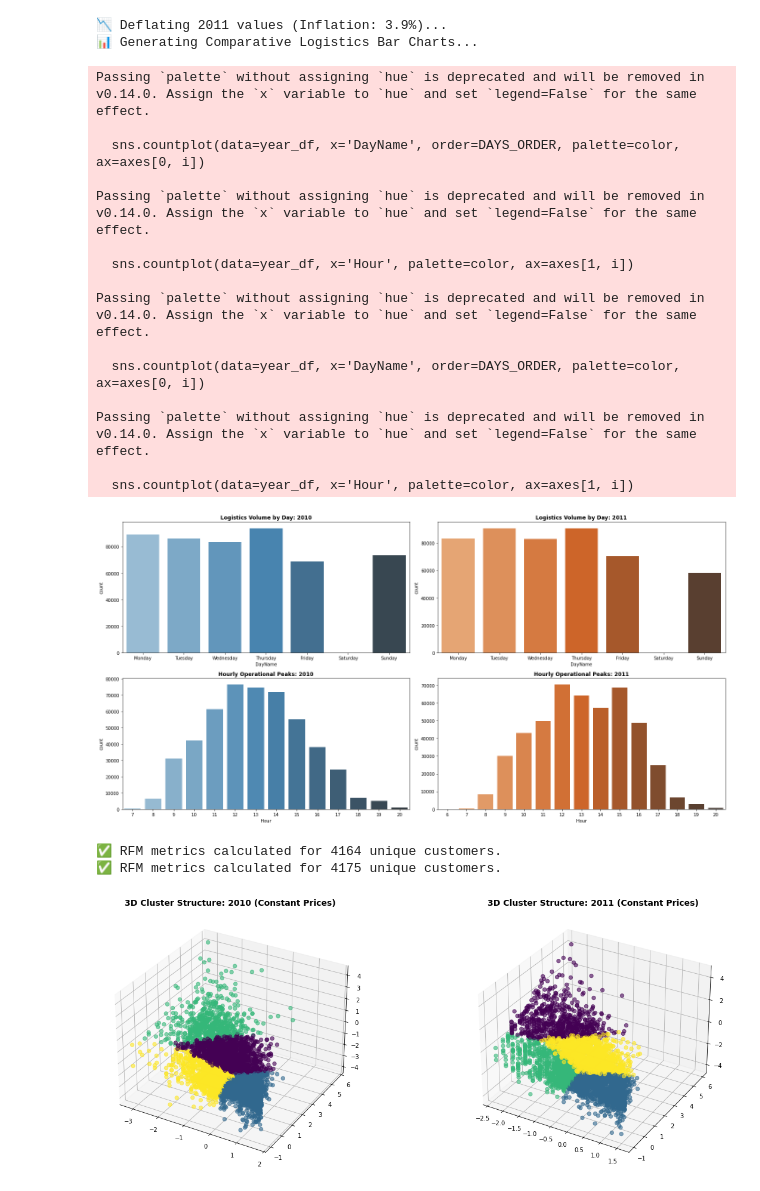
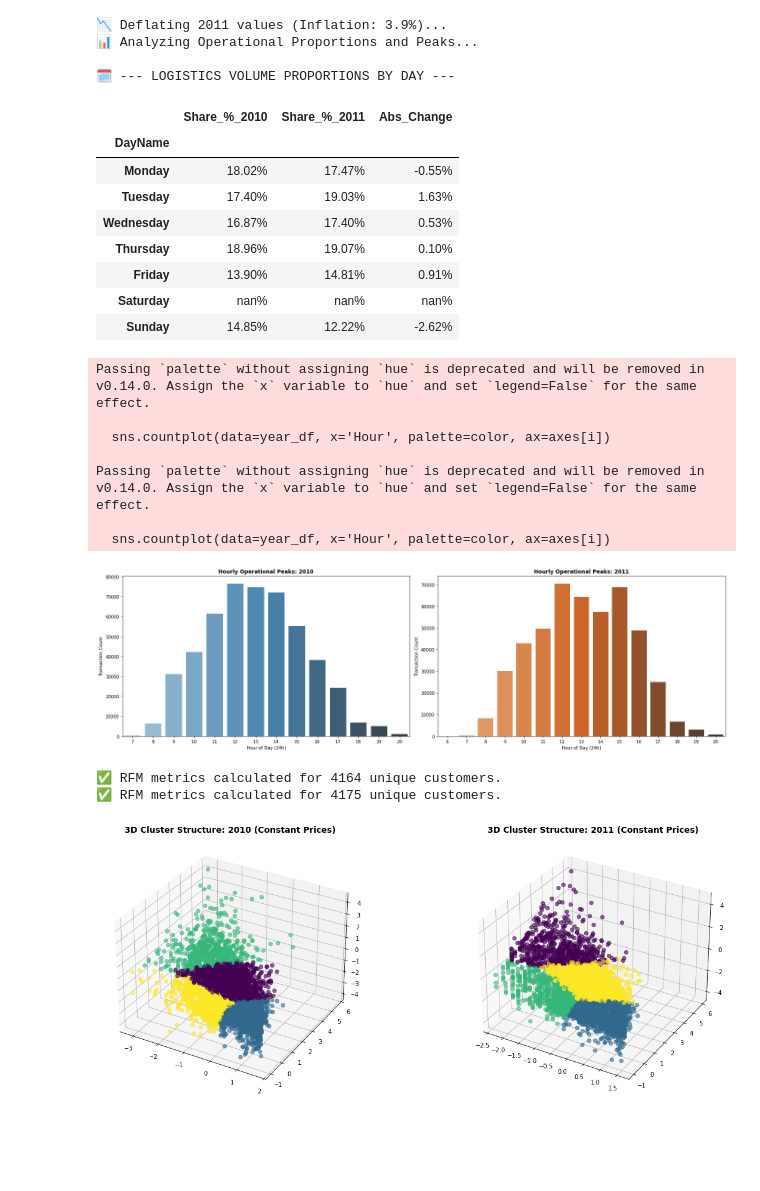
Before and after one commit to JesusSanchezM/1.-Supply-Chain-Intelligence, a Jupyter notebook: notebooks/02_eda_python_2.ipynb, the cells around one changed output. Saved outputs shown, nothing was run; the diff lists cells and outputs as text; code cells hidden in the pictures; blank space fills up the shorter version.

```diff
--- a/notebooks/02_eda_python_2.ipynb
+++ b/notebooks/02_eda_python_2.ipynb
@@ -49,18 +49,37 @@ df_2010 = add_time_features(df_2010)
 df_2011 = add_time_features(df_2011)
 
 # =================================================================
-# SECTION 2: LOGISTICS WORKLOAD (BAR CHARTS)
+# SECTION 2: LOGISTICS WORKLOAD (PROPORTIONS & HOURLY PEAKS)
 # =================================================================
 
-print("📊 Generating Comparative Logistics Bar Charts...")
+print("📊 Analyzing Operational Proportions and Peaks...")
+
+# 2.1 Cálculo de Proporciones por Día
 DAYS_ORDER = ['Monday', 'Tuesday', 'Wednesday', 'Thursday', 'Friday', 'Saturday', 'Sunday']
-fig, axes = plt.subplots(2, 2, figsize=(20, 10))
+
+def get_day_proportions(df_year, label):
+    prop = df_year['DayName'].value_counts(normalize=True).reindex(DAYS_ORDER) * 100
+    return prop.rename(f'Share_%_{label}')
+
+logistics_comparison = pd.concat([
+    get_day_proportions(df_2010, '2010'),
+    get_day_proportions(df_2011, '2011')
+], axis=1)
+
+# Añadimos columna de variación absoluta (puntos porcentuales)
+logistics_comparison['Abs_Change'] = logistics_comparison['Share_%_2011'] - logistics_comparison['Share_%_2010']
+
+print("\n🗓️ --- LOGISTICS VOLUME PROPORTIONS BY DAY ---")
+display(logistics_comparison.style.format("{:.2f}%").background_gradient(cmap='YlGnBu', subset=['Abs_Change']))
+
+# 2.2 Visualización de Picos Horarios (Se mantienen por su valor distributivo)
+fig, axes = plt.subplots(1, 2, figsize=(20, 6))
 
 for i, (year_df, yr, color) in enumerate([(df_2010, 2010, 'Blues_d'), (df_2011, 2011, 'Oranges_d')]):
-    sns.countplot(data=year_df, x='DayName', order=DAYS_ORDER, palette=color, ax=axes[0, i])
-    axes[0, i].set_title(f'Logistics Volume by Day: {yr}', fontweight='bold')
-    sns.countplot(data=year_df, x='Hour', palette=color, ax=axes[1, i])
-    axes[1, i].set_title(f'Hourly Operational Peaks: {yr}', fontweight='bold')
+    sns.countplot(data=year_df, x='Hour', palette=color, ax=axes[i])
+    axes[i].set_title(f'Hourly Operational Peaks: {yr}', fontweight='bold')
+    axes[i].set_xlabel('Hour of Day (24h)')
+    axes[i].set_ylabel('Transaction Count')
 
 plt.tight_layout()
 plt.show()
@@ -182,45 +201,48 @@ display(wealth_2011.style.format({'Monetary': '£{:,.2f}', 'Revenue_%': '{:.1f}%
 # SECTION 5: ROOT CAUSE & PERSISTENCE
 # =================================================================
 
 df_en_2010 = df_2010.merge(rfm_2010[['Segment']], left_on='Customer ID', right_index=True, how='left')
 df_en_2011 = df_2011.merge(rfm_2011[['Segment']], left_on='Customer ID', right_index=True, how='left')
 
 fig, axes = plt.subplots(1, 2, figsize=(22, 7), sharey=True)
 order = ['Champions (VIP)', 'Big Spenders', 'Core Customers', 'At Risk / Hibernating']
 
 for i, (df_en, yr) in enumerate([(df_en_2010, 2010), (df_en_2011, 2011)]):
     pd.crosstab(df_en['Segment'], df_en['ABC_Class'], normalize='index').reindex(order).plot(
         kind='bar', stacked=True, color=['#27AE60', '#F1C40F', '#E74C3C'], ax=axes[i], edgecolor='black'
     )
     axes[i].set_title(f'Inventory Dependency Root Cause: {yr}', fontweight='bold')
 plt.show()
 
 # Persistence
 models_path = '../models'
 if not os.path.exists(models_path): os.makedirs(models_path)
 joblib.dump(model_2011, os.path.join(models_path, 'rfm_kmeans_2011.pkl'))
 joblib.dump(scaler_2011, os.path.join(models_path, 'rfm_scaler_2011.pkl'))
 
 print(f"✅ Side-by-Side Analysis Complete. Values adjusted for inflation.")
 # %% [output]
 📉 Deflating 2011 values (Inflation: 3.9%)...
-📊 Generating Comparative Logistics Bar Charts...
+📊 Analyzing Operational Proportions and Peaks...
+
+🗓️ --- LOGISTICS VOLUME PROPORTIONS BY DAY ---
+|  | Share_%_2010 | Share_%_2011 | Abs_Change |
+| DayName |  |  |  |
+| Monday | 18.02% | 17.47% | -0.55% |
+| Tuesday | 17.40% | 19.03% | 1.63% |
+| Wednesday | 16.87% | 17.40% | 0.53% |
+| Thursday | 18.96% | 19.07% | 0.10% |
+| Friday | 13.90% | 14.81% | 0.91% |
+| Saturday | nan% | nan% | nan% |
+| Sunday | 14.85% | 12.22% | -2.62% |
 Passing `palette` without assigning `hue` is deprecated and will be removed in v0.14.0. Assign the `x` variable to `hue` and set `legend=False` for the same effect.
 
-  sns.countplot(data=year_df, x='DayName', order=DAYS_ORDER, palette=color, ax=axes[0, i])
+  sns.countplot(data=year_df, x='Hour', palette=color, ax=axes[i])
 
 Passing `palette` without assigning `hue` is deprecated and will be removed in v0.14.0. Assign the `x` variable to `hue` and set `legend=False` for the same effect.
 
-  sns.countplot(data=year_df, x='Hour', palette=color, ax=axes[1, i])
-
-Passing `palette` without assigning `hue` is deprecated and will be removed in v0.14.0. Assign the `x` variable to `hue` and set `legend=False` for the same effect.
-
-  sns.countplot(data=year_df, x='DayName', order=DAYS_ORDER, palette=color, ax=axes[0, i])
-
-Passing `palette` without assigning `hue` is deprecated and will be removed in v0.14.0. Assign the `x` variable to `hue` and set `legend=False` for the same effect.
-
-  sns.countplot(data=year_df, x='Hour', palette=color, ax=axes[1, i])
+  sns.countplot(data=year_df, x='Hour', palette=color, ax=axes[i])
-[figure, old version]
+[figure, new version]
 ✅ RFM metrics calculated for 4164 unique customers.
 ✅ RFM metrics calculated for 4175 unique customers.
 [figure]
```
Also changed, not shown: parts of 1 cell of this notebook.
